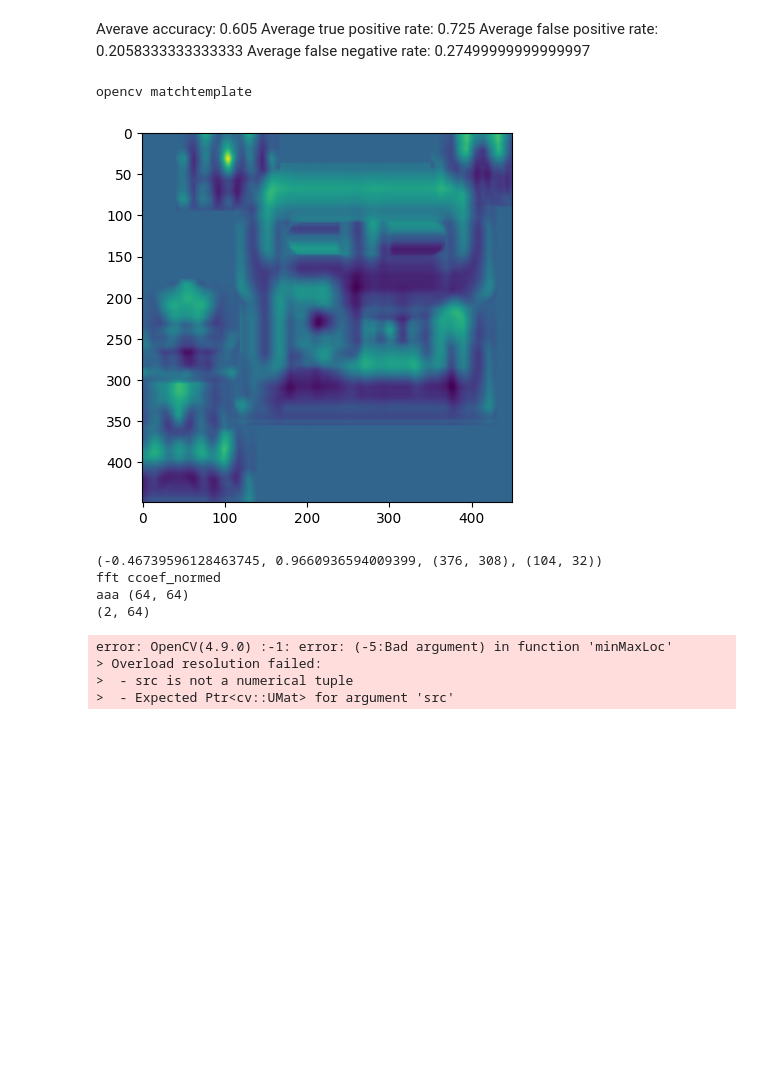
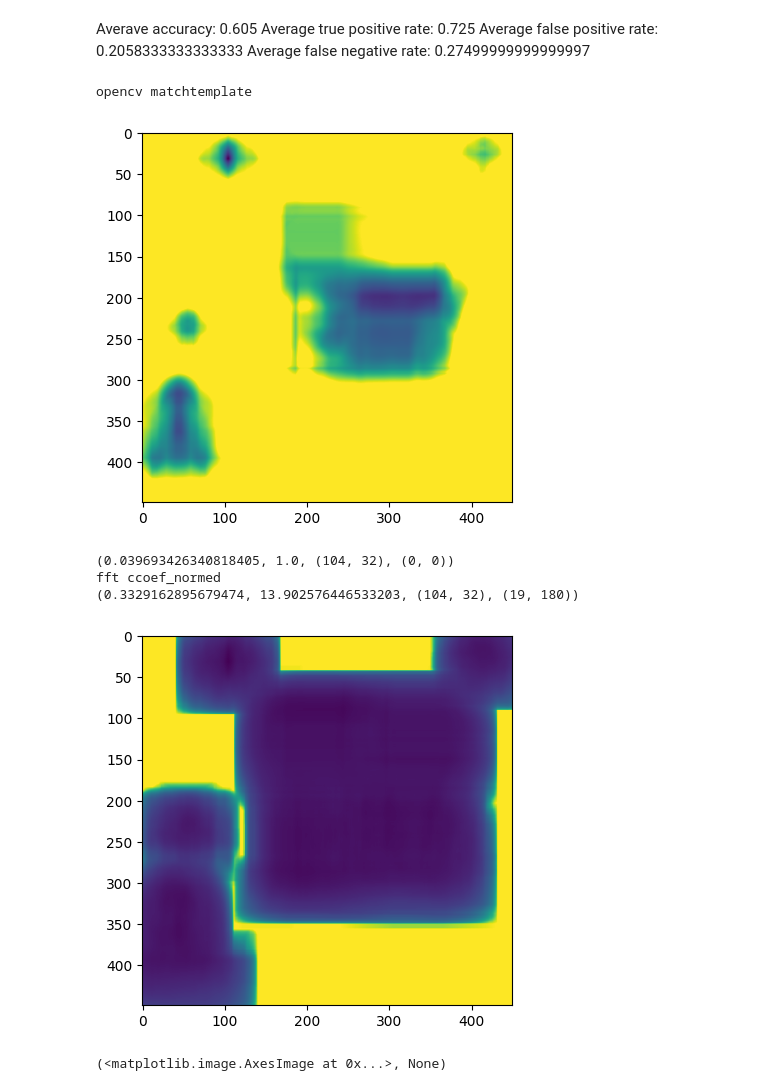
Before and after one commit to coeus-uk/computer-vision, a Jupyter notebook: Task2.ipynb, the cells around one changed output. Drawn from its saved outputs; the diff is of its cells as text; code cells hidden in the pictures; blank space fills up the shorter version.

```diff
--- a/Task2.ipynb
+++ b/Task2.ipynb
@@ -342,43 +364,41 @@ img, annotations = next(images)
 # plt.imshow(img), plt.show()
 # plt.imshow(norm_image), plt.show()
     # norm_template = (template - np.mean(template)) / np.std(template)
 # plt.imshow(img), plt.show()
 classname, pyr = next(templates)
 while classname != "06-church":
     classname, pyr = next(templates)
 template = pyr[16]
-# plt.imshow(img), plt.show()
-# plt.imshow(template), plt.show()
+
+# plt.imshow(cv2.cvtColor(template, cv2.COLOR_GRAY2RGB)), plt.show()
+# plt.imshow(cv2.cvtColor(img, cv2.COLOR_GRAY2RGB)), plt.show()
 
 # print("template shape: ", template.shape)
 # img_copy = img.copy()
 # result_same_size_test = cv2.matchTemplate(img_copy, template, cv2.TM_SQDIFF) # <-- this is not allowed
 # print(cv2.minMaxLoc(result_same_size_test))
 
 # multi_scale_template_matching(img, template)
 
 print("opencv matchtemplate")
-result = cv2.matchTemplate(img, template, cv2.TM_CCOEFF_NORMED) # <-- this is not allowed
+result = cv2.matchTemplate(img, template, cv2.TM_SQDIFF_NORMED) # <-- this is not allowed
 plt.imshow(result), plt.show()
 print(cv2.minMaxLoc(result))
 
 print("fft ccoef_normed")
-result_home_grown = task2.normed_cross_correlation(img, template)
+result_home_grown = task2.correlate_ssd_normed2(img, template)
 print(cv2.minMaxLoc(result_home_grown))
 plt.imshow(result_home_grown), plt.show()
 
 # annotated_img = img.copy()
 # for (img, annotations) in images:
 # task2.predict_all_templates(templates, img, annotations, annotated_img, num_pyramid_levels)
 # plt.imshow(cv2.cvtColor(annotated_img, cv2.COLOR_GRAY2RGB)), plt.show()
 # %% [output]
 opencv matchtemplate
-[figure, old version]
+[figure, new version]
-(-0.46739596128463745, 0.9660936594009399, (376, 308), (104, 32))
+(0.039693426340818405, 1.0, (104, 32), (0, 0))
 fft ccoef_normed
-aaa (64, 64)
-(2, 64)
+(0.3329162895679474, 13.902576446533203, (104, 32), (19, 180))
+[figure, added]
-error: OpenCV(4.9.0) :-1: error: (-5:Bad argument) in function 'minMaxLoc'
-> Overload resolution failed:
->  - src is not a numerical tuple
->  - Expected Ptr<cv::UMat> for argument 'src'
+(<matplotlib.image.AxesImage at 0x...>, None)
```
Also changed, not shown: parts of 9 cells of this notebook, 33 other files.
